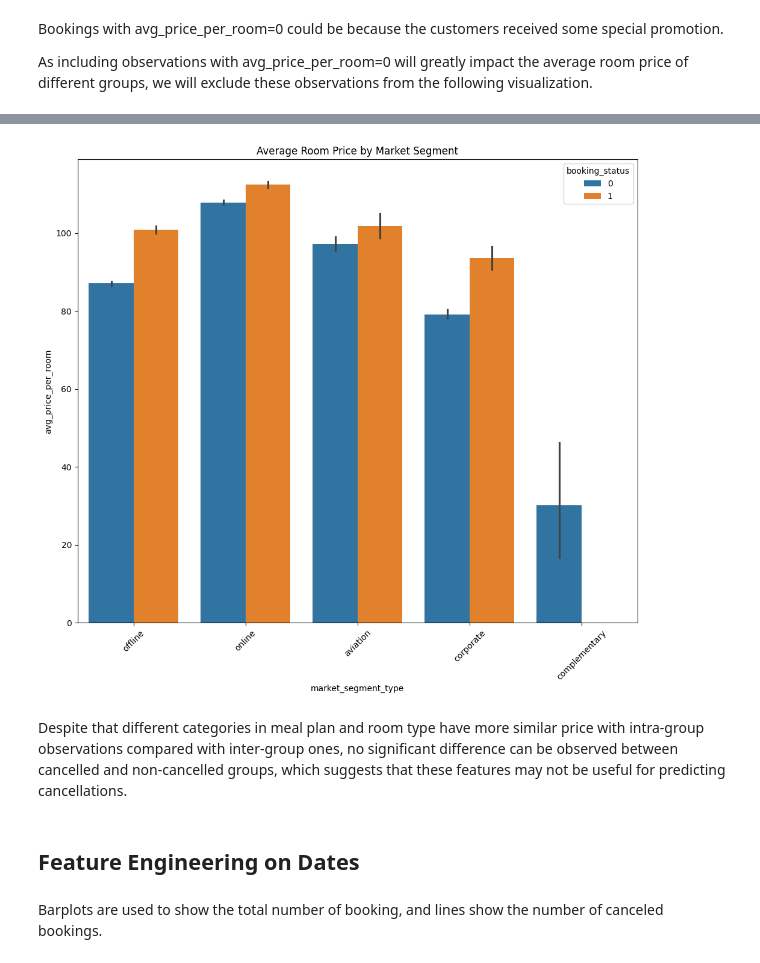
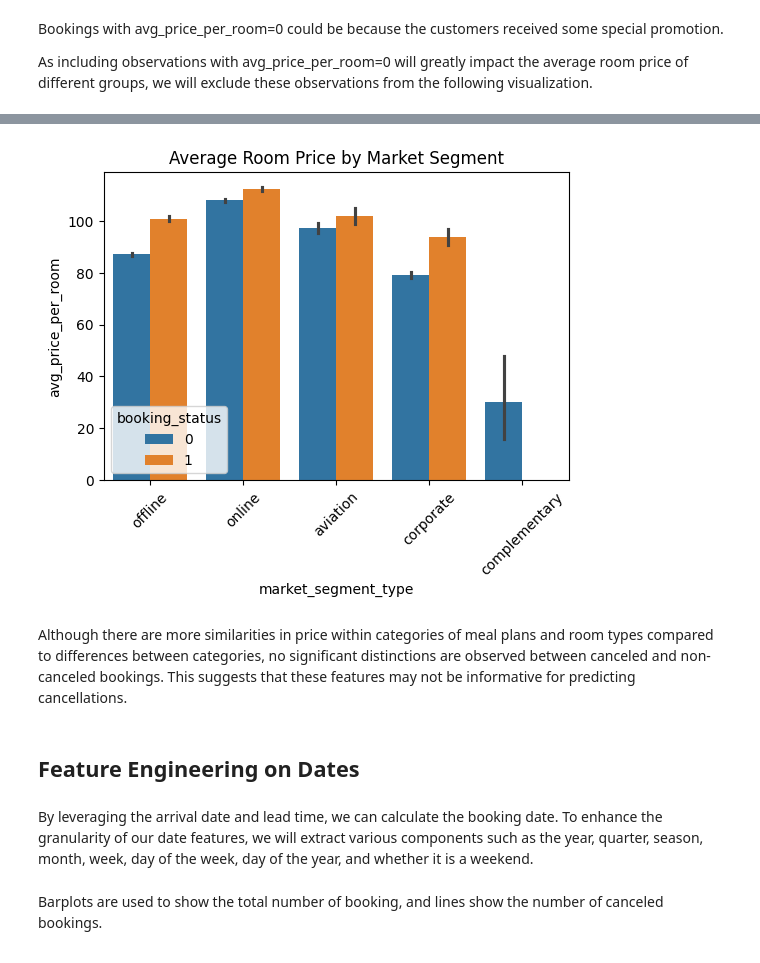
Before and after one commit to suyatinglaura/CS3244_Reservation_Cancellations_Prediction, a Jupyter notebook: Feature Engineering.ipynb, the cells around one changed output, grey strips where cells are left out. Cells and saved outputs as stored; diff of their text form; code cells hidden in the pictures.

```diff
--- a/Feature Engineering.ipynb
+++ b/Feature Engineering.ipynb
@@ -316,12 +319,14 @@ plt.show()
 # %%
-plt.figure(figsize=(12,10))
+plt.figure(figsize=(6, 4))
 sns.barplot(x='market_segment_type', y='avg_price_per_room', hue='booking_status', data=pd.concat([X_train, y_train], axis=1)[pd.concat([X_train, y_train], axis=1)['avg_price_per_room']!=0])
 plt.title(f'Average Room Price by Market Segment')
 plt.xticks(rotation=45)
 plt.show()
 # %% [output]
-[figure, old version]
+[figure, new version]
 # %% [markdown]
-Despite that different categories in meal plan and room type have more similar price with intra-group observations compared with inter-group ones, no significant difference can be observed between cancelled and non-cancelled groups, which suggests that these features may not be useful for predicting cancellations.
+Although there are more similarities in price within categories of meal plans and room types compared to differences between categories, no significant distinctions are observed between canceled and non-canceled bookings. This suggests that these features may not be informative for predicting cancellations.
 # %% [markdown]
 ## Feature Engineering on Dates
+# %% [markdown]
+By leveraging the arrival date and lead time, we can calculate the booking date. To enhance the granularity of our date features, we will extract various components such as the year, quarter, season, month, week, day of the week, day of the year, and whether it is a weekend.
```
Also changed, not shown: parts of 42 cells of this notebook.
